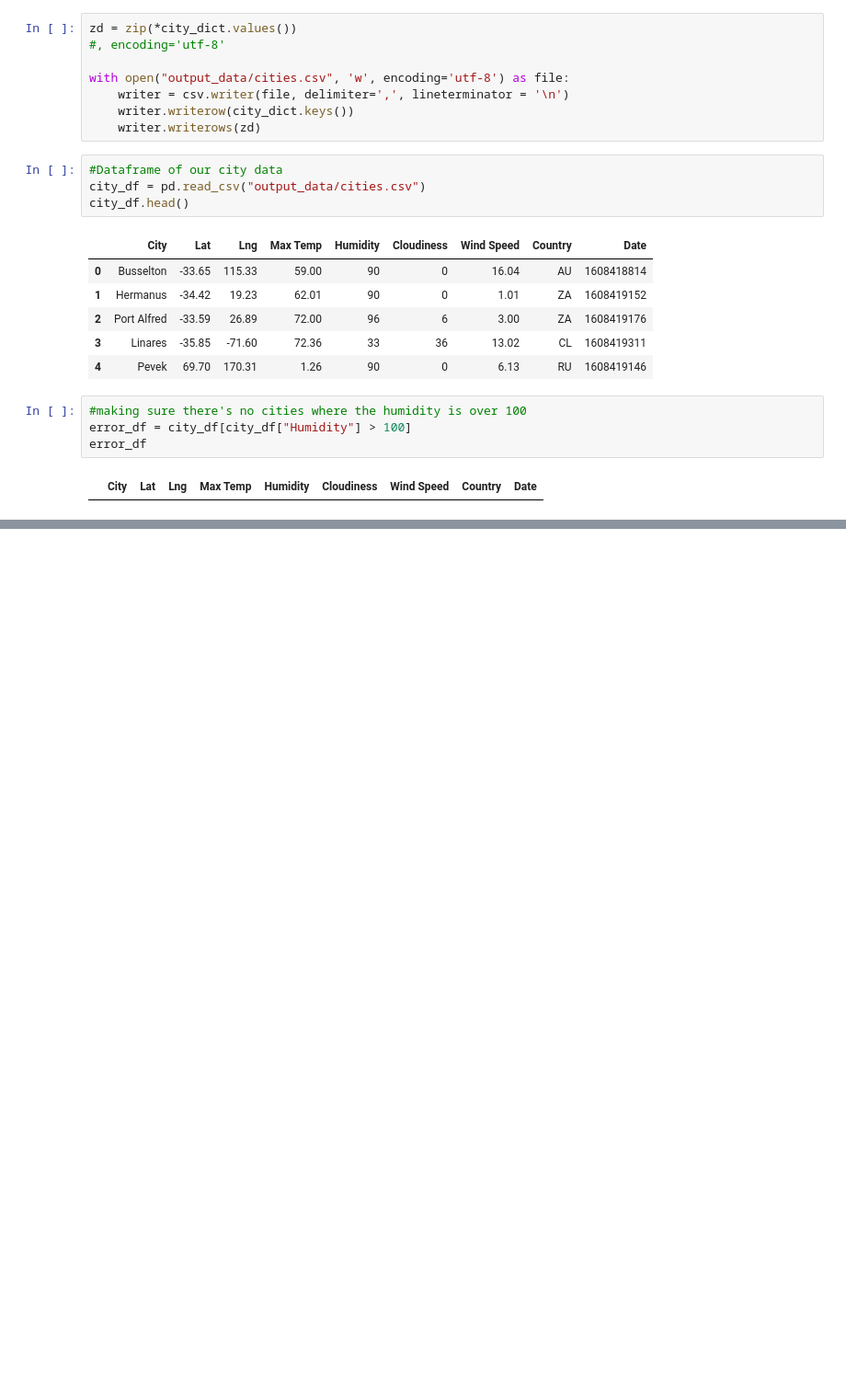
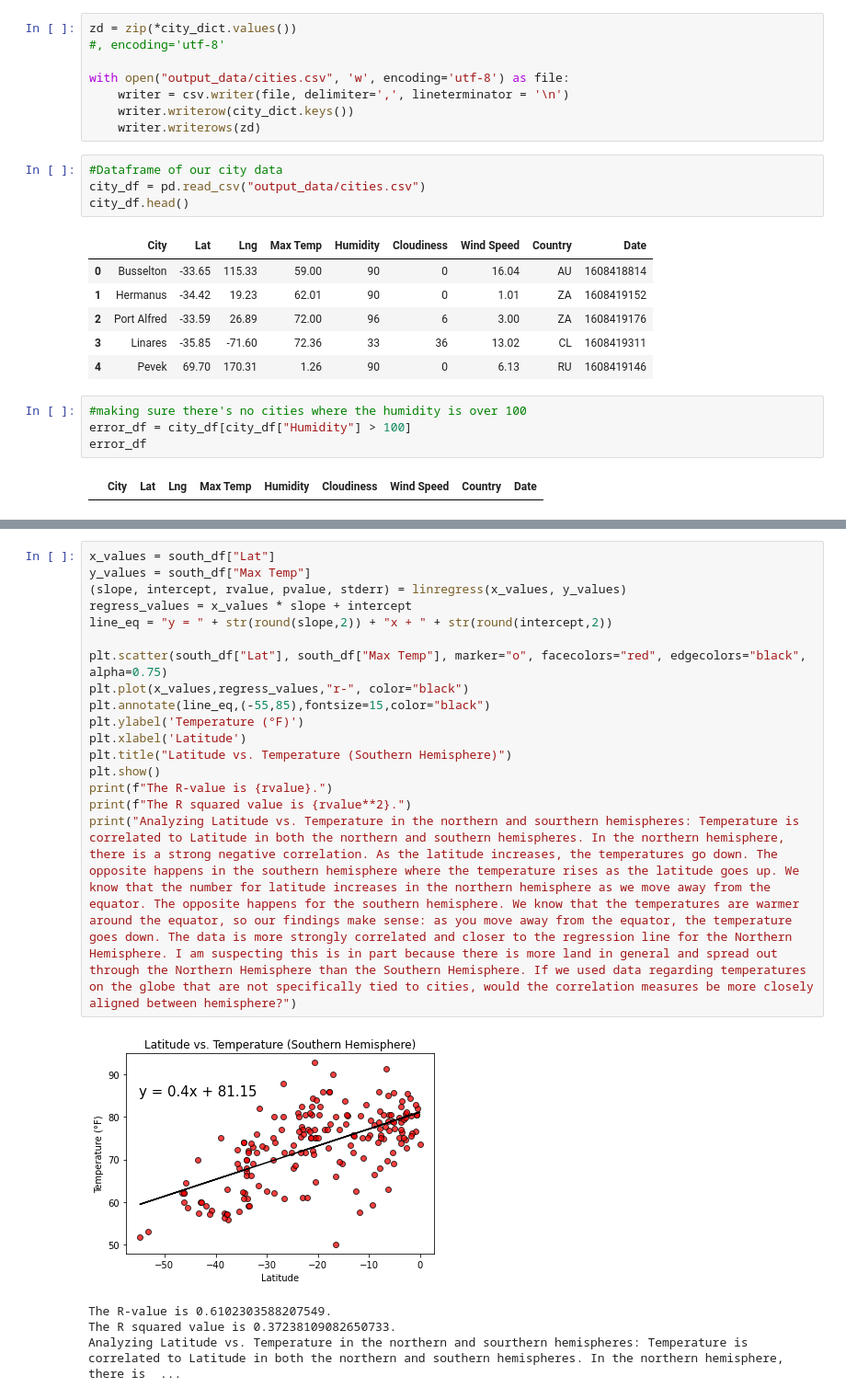
Before and after one commit to LongPatrol/python-api-challenge, a Jupyter notebook: WeatherPy/WeatherPy.ipynb, the cells around one changed output, grey strips where cells are left out. Shown: that part at 92% size. Drawn from its saved outputs; the diff is of its cells as text; blank space fills up the shorter version.

```diff
--- a/WeatherPy/WeatherPy.ipynb
+++ b/WeatherPy/WeatherPy.ipynb
@@ -207,0 +245,22 @@ plt.show()
+# %%
+x_values = south_df["Lat"]
+y_values = south_df["Max Temp"]
+(slope, intercept, rvalue, pvalue, stderr) = linregress(x_values, y_values)
+regress_values = x_values * slope + intercept
+line_eq = "y = " + str(round(slope,2)) + "x + " + str(round(intercept,2))
+
+plt.scatter(south_df["Lat"], south_df["Max Temp"], marker="o", facecolors="red", edgecolors="black", alpha=0.75)
+plt.plot(x_values,regress_values,"r-", color="black")
+plt.annotate(line_eq,(-55,85),fontsize=15,color="black")
+plt.ylabel('Temperature (°F)')
+plt.xlabel('Latitude')
+plt.title("Latitude vs. Temperature (Southern Hemisphere)")
+plt.show()
+print(f"The R-value is {rvalue}.")
+print(f"The R squared value is {rvalue**2}.")
+print("Analyzing Latitude vs. Temperature in the northern and sourthern hemispheres: Temperature is correlated to Latitude in both the northern and southern hemispheres. In the northern hemisphere, there is a strong negative correlation. As the latitude increases, the temperatures go down. The opposite happens in the southern hemisphere where the temperature rises as the latitude goes up. We know that the number for latitude increases in the northern hemisphere as we move away from the equator. The opposite happens for the southern hemisphere. We know that the temperatures are warmer around the equator, so our findings make sense: as you move away from the equator, the temperature goes down. The data is more strongly correlated and closer to the regression line for the Northern Hemisphere. I am suspecting this is in part because there is more land in general and spread out through the Northern Hemisphere than the Southern Hemisphere. If we used data regarding temperatures on the globe that are not specifically tied to cities, would the correlation measures be more closely aligned between hemisphere?")
+# %% [output]
+[figure, added]
+The R-value is 0.6102303588207549.
+The R squared value is 0.37238109082650733.
+Analyzing Latitude vs. Temperature in the northern and sourthern hemispheres: Temperature is correlated to Latitude in both the northern and southern hemispheres. In the northern hemisphere, there is  ...
```
Also changed, not shown: parts of 14 cells of this notebook.
